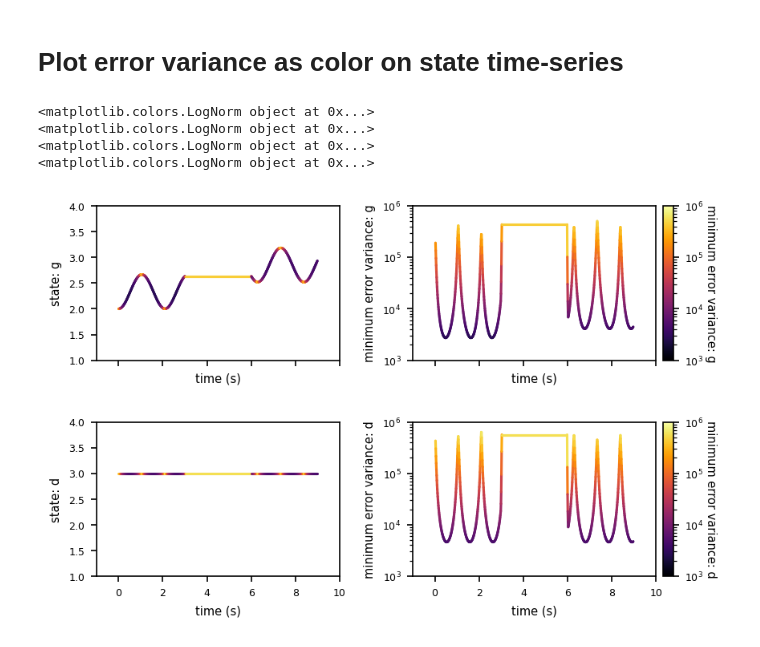
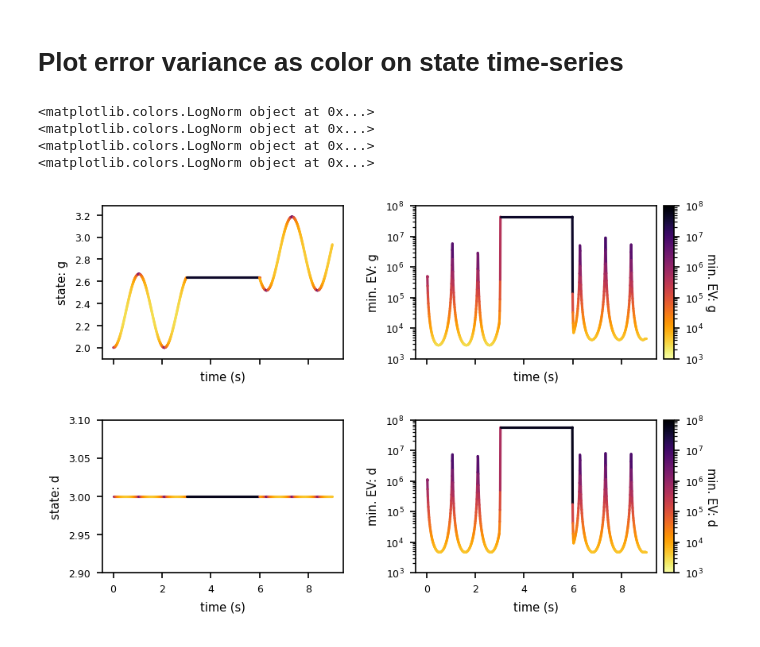
Before and after one commit to vanbreugel-lab/pybounds, a Jupyter notebook: examples/mono_camera_example.ipynb, the cells around one changed output. Saved outputs shown, nothing was run; the diff lists cells and outputs as text; code cells hidden in the pictures.

```diff
--- a/examples/mono_camera_example.ipynb
+++ b/examples/mono_camera_example.ipynb
@@ -167,7 +225,7 @@ window_size = 6
 o_time_steps = np.arange(0, window_size, step=1)
 # %%
 # Compute the Fisher information & inverse for each window and store the minimum error variance
-SFO = SlidingFisherObservability(SEOM.O_df_sliding, time=SEOM.t_sim, lam=1e-6, R=None, sensor_noise_dict=sensor_noise,
+SFO = SlidingFisherObservability(SEOM.O_df_sliding, time=SEOM.t_sim, lam=1e-8, R=None, sensor_noise_dict=sensor_noise,
                                  states=o_states, sensors=o_sensors, time_steps=o_time_steps, w=None)
 # %%
 # Pull out minimum error variance, 'time' column is the time vector shifted forward by w/2 and 'time_initial' is the original time
@@ -193,17 +248,0 @@ EV_aligned
-# %%
-fig, ax = plt.subplots(2, 1, figsize=(4, 3), dpi=200, sharex=True)
-
-ax[0].plot(t_sim, x_sim['g'], label='g')
-ax[0].plot(t_sim, x_sim['d'], label='d')
-ax[0].set_ylabel('states', fontsize=7)
-ax[0].legend(fontsize=6)
-
-ax[1].plot(EV_aligned['time'], EV_aligned['g'])
-ax[1].plot(EV_aligned['time'], EV_aligned['d'])
-# ax[1].set_ylim(-1e5, 1e6)
-ax[1].set_ylabel('minimum error variance', fontsize=7)
-ax[1].set_xlabel('time (s)', fontsize=7)
-# ax[1].set_yscale('log')
-
-for a in ax.flat:
-    a.tick_params(axis='both', labelsize=6)
@@ -214,45 +251,53 @@ for a in ax.flat:
 # %%
 EV_no_nan = EV_aligned.fillna(method='bfill').fillna(method='ffill')
 # %%
-n_state = len(o_states)
+states = list(SFO.FO[0].O.columns)
+n_state = len(states)
 
 fig, ax = plt.subplots(n_state, 2, figsize=(6, n_state*2), dpi=150, sharex=True)
 ax = np.atleast_2d(ax)
 
-cmap = 'inferno'
+cmap = 'inferno_r'
 
-log_tick_low = 3
-log_tick_high = 6
+min_ev = np.min(EV_no_nan.iloc[:, 2:].values)
+max_ev = np.max(EV_no_nan.iloc[:, 2:].values)
+
+log_tick_high = int(np.ceil(np.log10(max_ev)))
+log_tick_low = int(np.floor(np.log10(min_ev)))
 cnorm = mpl.colors.LogNorm(10**log_tick_low, 10**log_tick_high)
 
-for n, state_name in enumerate(o_states):
+for n, state_name in enumerate(states):
     colorline(t_sim, x_sim[state_name], EV_no_nan[state_name].values, ax=ax[n, 0], cmap=cmap, norm=cnorm)
     colorline(t_sim, EV_no_nan[state_name].values, EV_no_nan[state_name].values, ax=ax[n, 1], cmap=cmap, norm=cnorm)
 
     # Colorbar
     cax = ax[n, -1].inset_axes([1.03, 0.0, 0.04, 1.0])
     cbar = fig.colorbar(mpl.cm.ScalarMappable(norm=cnorm, cmap=cmap), cax=cax,
                         ticks=np.logspace(log_tick_low, log_tick_high, log_tick_high-log_tick_low + 1))
-    cbar.set_label('minimum error variance: ' + state_name, rotation=270, fontsize=7, labelpad=8)
+    cbar.set_label('min. EV: ' + state_name, rotation=270, fontsize=7, labelpad=8)
     cbar.ax.tick_params(labelsize=6)
 
-    ax[n, 0].set_ylim(1, 4)
+    x_max = np.max(x_sim[state_name])
+    x_min = np.min(x_sim[state_name])
+
+    ax[n, 0].set_ylim(x_min - 0.1, x_max + 0.1)
     ax[n, 0].set_ylabel('state: ' + state_name, fontsize=7)
 
     ax[n, 1].set_ylim(10**log_tick_low, 10**log_tick_high)
     ax[n, 1].set_yscale('log')
-    ax[n, 1].set_ylabel('minimum error variance: ' + state_name, fontsize=7)
-
+    ax[n, 1].set_ylabel('min. EV: ' + state_name, fontsize=7)
+    ax[n, 1].set_yticks(np.logspace(log_tick_low, log_tick_high, log_tick_high-log_tick_low + 1))
 
 for a in ax.flat:
     a.tick_params(axis='both', labelsize=6)
     a.set_xlabel('time (s)', fontsize=7)
-    a.set_xlim(-1, 10)
+    offset = t_sim[-1] * 0.05
+    a.set_xlim(-offset, t_sim[-1] + offset)
 
 fig.subplots_adjust(left=None, bottom=None, right=None, top=None, wspace=0.3, hspace=0.4)
 # %% [output]
 <matplotlib.colors.LogNorm object at 0x...>
 <matplotlib.colors.LogNorm object at 0x...>
 <matplotlib.colors.LogNorm object at 0x...>
 <matplotlib.colors.LogNorm object at 0x...>
-[figure, old version]
+[figure, new version]
```
Also changed, not shown: parts of 33 cells of this notebook, 1 other file.
